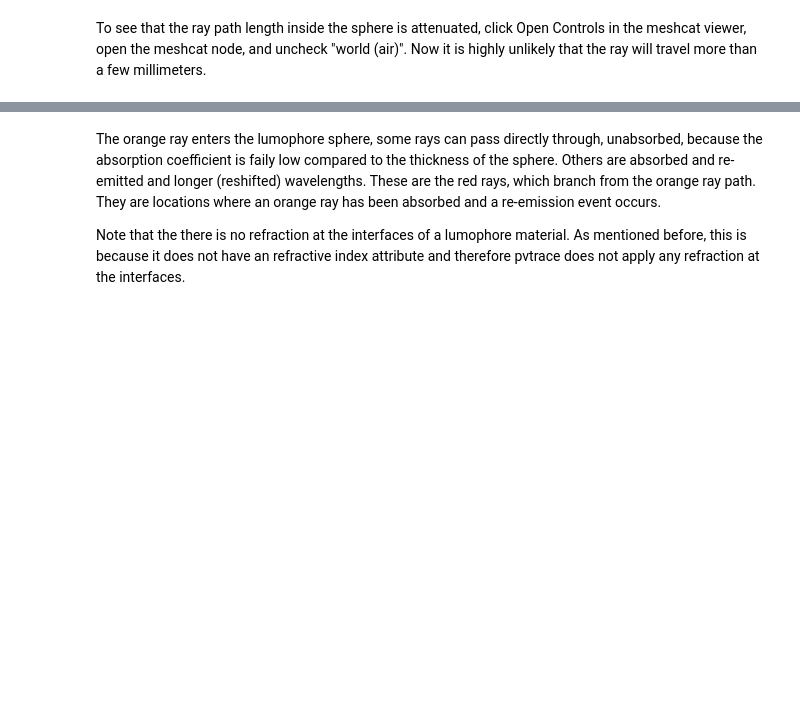
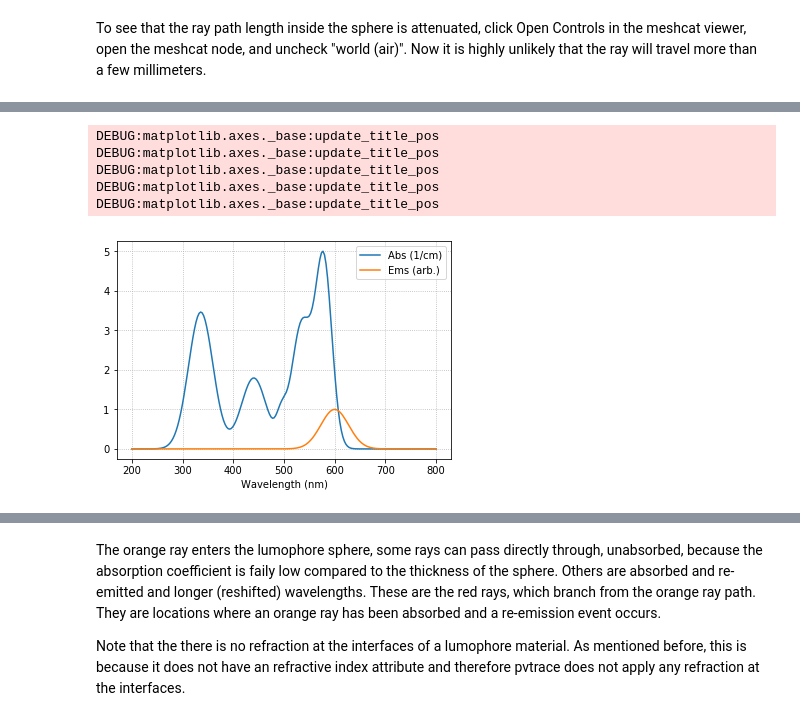
Before and after one commit to danieljfarrell/pvtrace, a Jupyter notebook: examples/002 Materials.ipynb, the cells around one changed output, grey strips where cells are left out. Drawn from its saved outputs; the diff is of its cells as text; code cells hidden in the pictures; blank space fills up the shorter version.

```diff
--- a/examples/002 Materials.ipynb
+++ b/examples/002 Materials.ipynb
@@ -142,3 +166,18 @@ plt.grid(linestyle="dotted")
+# %%
+wavelength = np.linspace(200, 800, 200)
+lumophore = Lumophore.make_lumogen_f_red(wavelength, 5.0, 1.0)
+plt.plot(wavelength, lumophore.absorption_coefficient(wavelength), label="Abs (1/cm)")
+plt.plot(wavelength, lumophore.emission_spectrum(wavelength), label="Ems (arb.)")
+plt.xlabel("Wavelength (nm)")
+plt.legend()
+plt.grid(linestyle="dotted")
+# %% [output]
+DEBUG:matplotlib.axes._base:update_title_pos
+DEBUG:matplotlib.axes._base:update_title_pos
+DEBUG:matplotlib.axes._base:update_title_pos
+DEBUG:matplotlib.axes._base:update_title_pos
+DEBUG:matplotlib.axes._base:update_title_pos
+[figure, added]
 # %%
 world = Node(
     name="world (air)",
```
Also changed, not shown: parts of 16 cells of this notebook, 37 other files.
